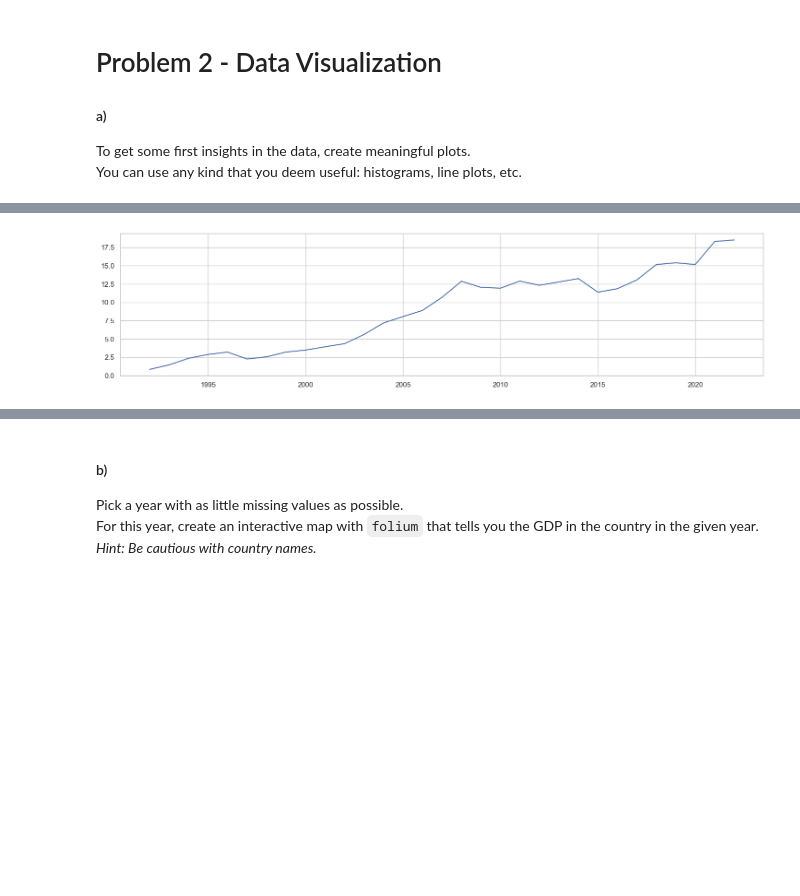
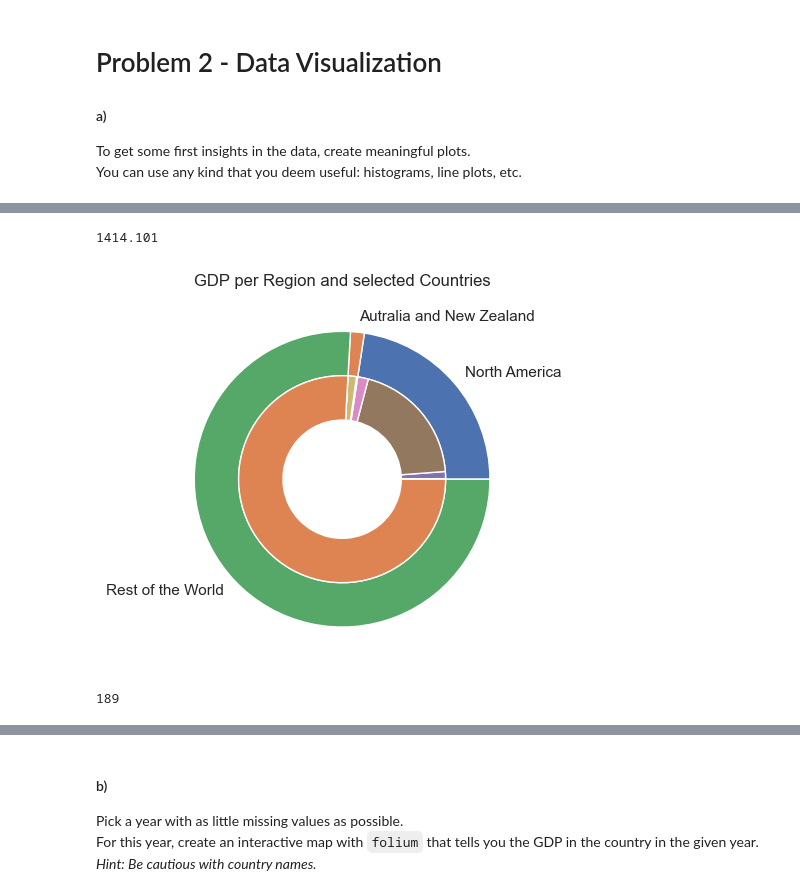
Before and after one commit to Monsieur-Bandana/data_science_clockmann, a Jupyter notebook: ClassProject2207 (1).ipynb, the cells around one changed output, grey strips where cells are left out. Saved outputs shown, nothing was run; the diff lists cells and outputs as text; code cells hidden in the pictures; blank space fills up the shorter version.

```diff
--- a/ClassProject2207 (1).ipynb
+++ b/ClassProject2207 (1).ipynb
@@ -175,3 +173,47 @@ len(final_gdp3.index)
+# %%
+# for this database we access the gdp2 plot since we also use the regional data for a better overview
+
+db2022 = final_gdp2[2022]
+
+fig, ax = plt.subplots()
+
+australia = db2022.loc['Australia']
+usa = db2022.loc['United States']
+mexico = db2022.loc['Mexico']
+canada = db2022.loc['Canada']
+continetAustralia = db2022.loc['Australia and New Zealand'] - australia
+continetNorthAmerica = db2022.loc['North America'] - usa - mexico - canada
+continentAsia = db2022.loc['Australia and New Zealand']
+world = db2022.loc['World'] - continetNorthAmerica -continetAustralia - continentAsia
+print(mexico)
+
+
+size = 0.3
+vals = np.array([[continetNorthAmerica, mexico, usa, canada], [continetAustralia, australia, 0, 0], [world, 0,0,0]])
+
+cmap = plt.colormaps["tab20c"]
+# outer_colors = cmap(np.arange(3)*4)
+# inner_colors = cmap([1, 2, 5, 6, 9, 10])
+
+ax.pie(vals.sum(axis=1), radius=1, labels=["North America","Autralia and New Zealand", "Rest of the World"],
+       wedgeprops=dict(width=size, edgecolor='w'))
+
+ax.pie(vals.flatten(), radius=1-size,
+     wedgeprops=dict(width=size, edgecolor='w'))
+
+ax.set(aspect="equal", title='GDP per Region and selected Countries')
+plt.show()
+# %% [output]
+1414.101
+[figure, added]
+# %%
+
+final_gdp4 = final_gdp3.drop(final_gdp3.index.to_list()[2:], axis=0)
+final_gdp4 = final_gdp4.iloc[:, :-2]
+final_gdp4.index.tolist()[0]
+len(final_gdp3.index)
+# %% [output]
+189
 # %%
 y=final_gdp4.columns.to_list()
 x=final_gdp4.values.tolist()[0]
@@ -186,22 +228,5 @@ while(i<len(final_gdp4.index)):
     val = final_gdp4.values.tolist()[i]
     dataTable.append([label, val])
     i=i+1
-# %%
-plt.figure(figsize=(18, 4))
-# plt.plot(y, x, label=labelx)
-# plt.plot(y,x2, label=labelx1)
-
-y = final_gdp4.columns.to_list()
-x = final_gdp4.values.tolist()[0]
-plt.plot(y, x)
-
-while (i < len(final_gdp4.index)):
-    x = [i][1]
-    print([i][0])
-    plt.plot(y, x)
-
-# plt.legend()
-# %% [output]
-[figure, removed]
 # %%
 # drop !blacklist
```
Also changed, not shown: parts of 10 cells of this notebook.
